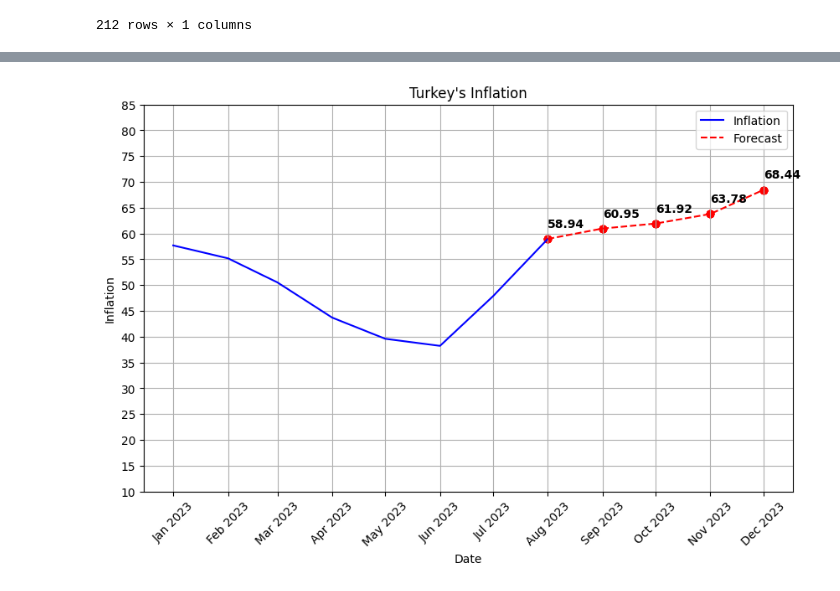
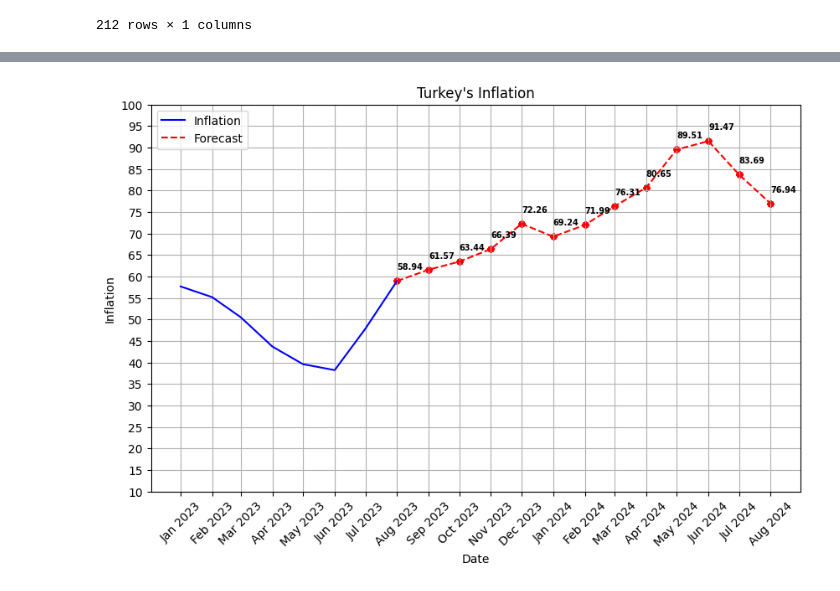
Before and after one commit to kaboya19/InflationForecast, a Jupyter notebook: InflationForecastVARModel.ipynb, the cells around one changed output, grey strips where cells are left out. Cells and saved outputs as stored; diff of their text form; code cells hidden in the pictures.

```diff
--- a/InflationForecastVARModel.ipynb
+++ b/InflationForecastVARModel.ipynb
@@ -267,6 +281,6 @@ brent
 # %%
 
-dates=pd.date_range('2006-02-01','2023-09-01' , freq='1M')-pd.offsets.MonthBegin(1)
+dates=pd.date_range('2006-02-01','2023-10-01' , freq='1M')-pd.offsets.MonthBegin(1)
 
 
 brent = brent.set_index(dates)
@@ -441,16 +452,0 @@ data
-# %%
-from statsmodels.tsa.api import VAR
-model = VAR(data)
-
-# Modeli eğitme
-model_fitted = model.fit()
-
-# Gelecek aylara dair tahminlerinizi burada yapabilirsiniz
-# Örneğin, son gözlem değerlerini alarak tahminlerinizi oluşturabilirsiniz.
-last_obs = data.values[-model_fitted.k_ar:]  # Son k_ar gözlemi alın
-forecast = model_fitted.forecast(last_obs, steps=12)  # 3 ay için tahmin yapılıyor
-# %%
-forecast=pd.DataFrame(forecast)
-dates=pd.date_range('2023-09-01','2024-09-01' , freq='1M')-pd.offsets.MonthBegin(1)
-forecast=forecast.set_index(dates)
-forecast
@@ -471,5 +520,5 @@ forecast
 # %%
-dff=pd.concat([enf["TÜFE"].head(211),forecast.iloc[0:,6]],axis=0)
+dff=pd.concat([enf["TÜFE"].head(211),forecast_dynamic.iloc[0:,5]],axis=0)
 dff=pd.DataFrame(dff)
 dff.columns=["CPI"]
 dff
@@ -517,42 +550,37 @@ dff
 # %%
 dates=pd.date_range('2008-02-01','2024-09-01' , freq='1M')-pd.offsets.MonthBegin(1)
-
-
-
-
-
 
 # Grafik çizdirelim
 plt.figure(figsize=(10, 6))
 plt.plot(dff.iloc[191:199]["yillik_enflasyon_orani"], label='Inflation', color='blue')
-plt.plot(dff.iloc[198:203]["yillik_enflasyon_orani"],label='Forecast', color='red',linestyle="--")
+plt.plot(dff.iloc[198:]["yillik_enflasyon_orani"],label='Forecast', color='red',linestyle="--")
 
 
 
 
 
 plt.xlabel('Date')
 plt.ylabel('Inflation')
-plt.xticks(dff.iloc[191:203].index, [t.strftime('%b %Y') for t in dff.iloc[191:203].index], rotation=45)
+plt.xticks(dff.iloc[191:].index, [t.strftime('%b %Y') for t in dff.iloc[191:].index], rotation=45)
 
-y_max = 85
+y_max = 100
 y_min = 10
 y_interval = 0.5
 y_ticks = [y_min]
 while y_ticks[-1] < y_max:
     y_ticks.append(y_ticks[-1] + 5)
 
-son_dort_veri=dff["yillik_enflasyon_orani"].iloc[198:203]
+son_dort_veri=dff["yillik_enflasyon_orani"].iloc[198:]
 
 # Y ekseni etiketlerini ayarlama
 for i, v in enumerate(son_dort_veri):
-    plt.annotate(f'{v:.2f}', (son_dort_veri.index[i], v), xytext=(0, 10), textcoords='offset points', fontsize=10,
+    plt.annotate(f'{v:.2f}', (son_dort_veri.index[i], v), xytext=(0, 10), textcoords='offset points', fontsize=7,
                  color='black', fontweight='bold')
-    plt.scatter(son_dort_veri.index,son_dort_veri,color='red')
+    plt.scatter(son_dort_veri.index,son_dort_veri,color='red',s=20)
 plt.yticks(y_ticks)
 plt.title("Turkey's Inflation")
 plt.legend()
 plt.grid(True)
 plt.show()
 # %% [output]
-[figure, old version]
+[figure, new version]
```
Also changed, not shown: parts of 15 cells of this notebook.
